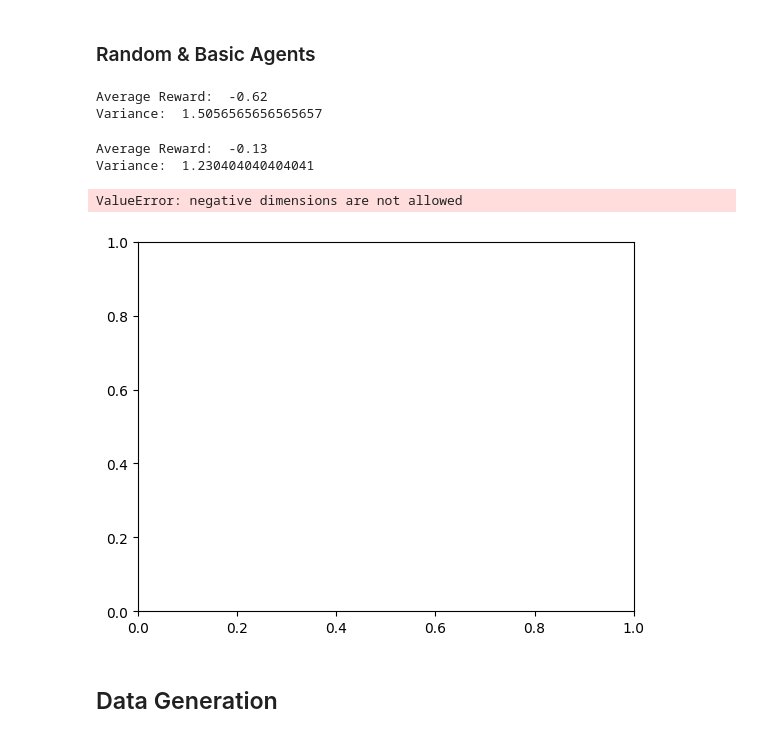
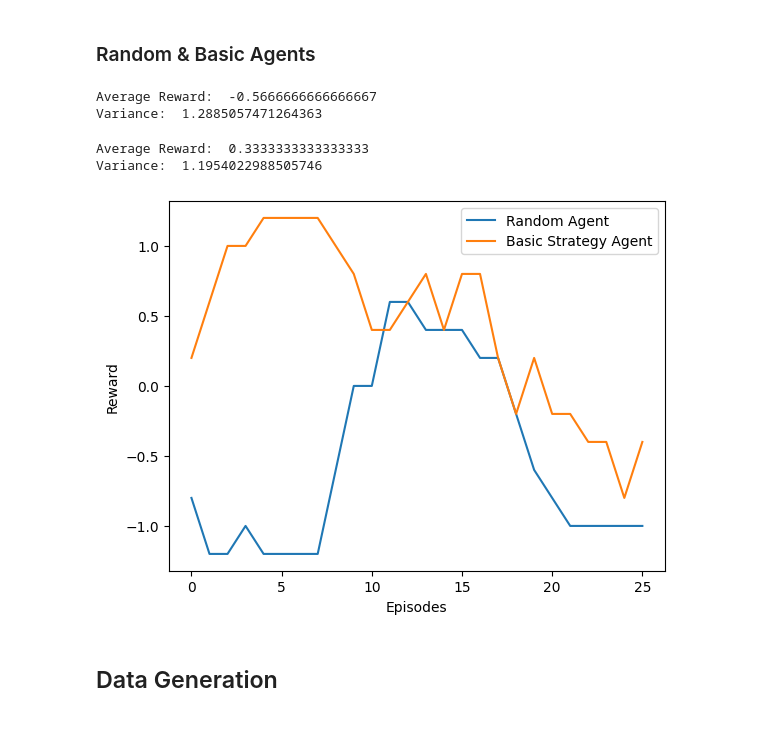
Before and after one commit to Floris93100/Blackjack-FFNN, a Jupyter notebook: src/FFNN_blackjack.ipynb, the cells around one changed output. Saved outputs shown, nothing was run; the diff lists cells and outputs as text; code cells hidden in the pictures.

```diff
--- a/src/FFNN_blackjack.ipynb
+++ b/src/FFNN_blackjack.ipynb
@@ -36,7 +37,7 @@ using cpu
 # %%
 env = BlackjackEnv(natural=True)
 
-episodes = 100 #75000
+episodes = 30 #75000
 collect_data = True
 # %%
 KEY = {0: 'STAND', 1:'HIT', 2:'DOUBLE', 3: 'SPLIT'}
@@ -141,18 +142,17 @@ def plot_reward(data, title, filename, labels, plot_variance=False, rolling_leng
 # %%
 agent = RandomAgent(env, filename="random_agent")
 rewards_random = play_game(env, episodes, agent, collect_data)
 
 
 agent = BasicStrategyAgent(env, filename="basic_strategy_agent")
 rewards_basic_strategy = play_game(env, episodes, agent, collect_data)
-plot_reward([rewards_random, rewards_basic_strategy], "Random vs Basic Strategy Agent", "random_basic_strategy", ["Random Agent", "Basic Strategy Agent"])
+plot_reward([rewards_random, rewards_basic_strategy], "Random vs Basic Strategy Agent", "random_basic_strategy", ["Random Agent", "Basic Strategy Agent"], rolling_length=5)
 # %% [output]
-Average Reward:  -0.62
-Variance:  1.5056565656565657
+Average Reward:  -0.5666666666666667
+Variance:  1.2885057471264363
-Average Reward:  -0.13
-Variance:  1.230404040404041
+Average Reward:  0.3333333333333333
+Variance:  1.1954022988505746
-ValueError: negative dimensions are not allowed
-[figure, old version]
+[figure, new version]
 # %% [markdown]
 ## Data Generation
 # %% [markdown]
```
Also changed, not shown: parts of 14 cells of this notebook.
